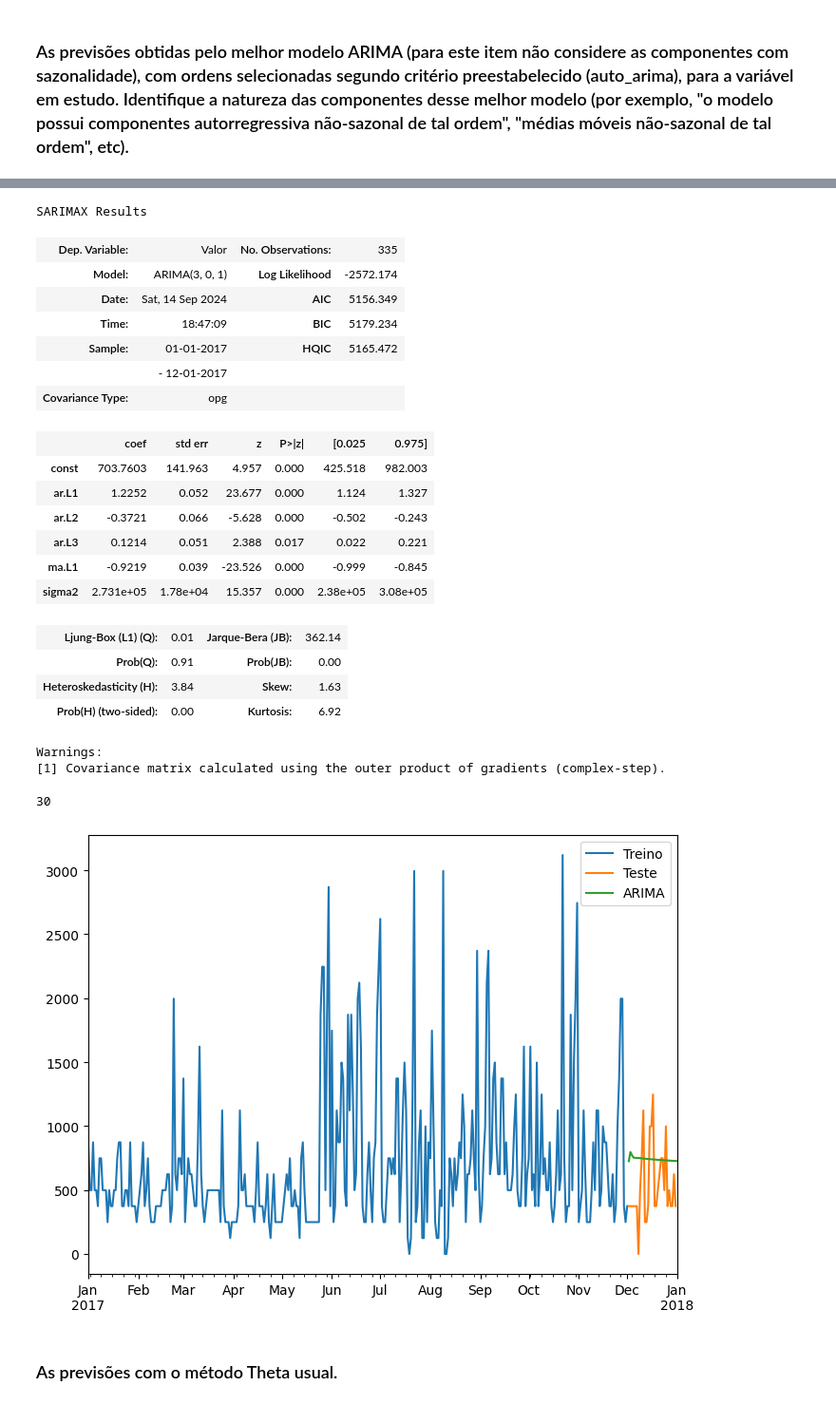
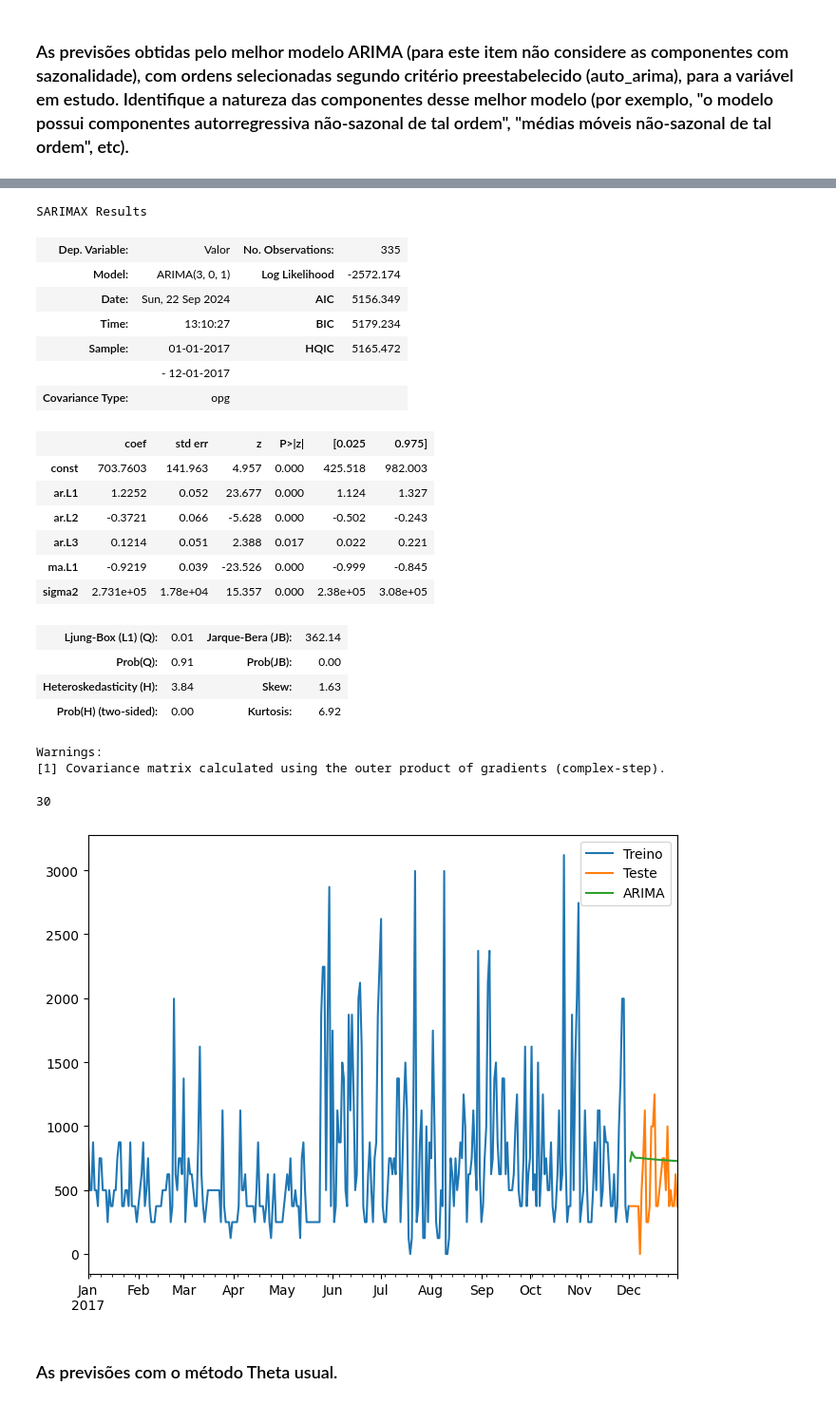
Before and after one commit to Felisouza/MBA_data_science, a Jupyter notebook: 3. Aprendizado dinâmico/Avaliação Final/Prova_Final_AD_2024.ipynb, the cells around one changed output, grey strips where cells are left out. Shown at 95% size. Saved outputs shown, nothing was run; the diff lists cells and outputs as text; code cells hidden in the pictures.

```diff
--- a/3. Aprendizado dinâmico/Avaliação Final/Prova_Final_AD_2024.ipynb
+++ b/3. Aprendizado dinâmico/Avaliação Final/Prova_Final_AD_2024.ipynb
@@ -104,3 +104,5 @@ Critical Values:
         1%: -3.448
         5%: -2.870
         10%: -2.571
+# %%
+df['week'] = df.index.to_period('W').week
@@ -278,16 +280,16 @@ Se precisar de mais alguma coisa ou tiver dúvidas adicionais, estou aqui para a
 import warnings
 warnings.filterwarnings("ignore")
 
-modelo = ARIMA(endog=treino['Valor'],order=(3,0,1))
-resultados = modelo.fit()
-fcast = resultados.predict(len(treino),len(treino)+30,typ='levels').rename('Previsões ARIMA(0,1,0) ')
+modelo_arima = ARIMA(endog=treino['Valor'],order=(3,0,1))
+resultados = modelo_arima.fit()
+fcast_arima = resultados.predict(len(treino),len(treino)+29,typ='levels').rename('Previsões ARIMA(0,1,0) ')
 resultados.summary()
 # %% [output]
 SARIMAX Results
 | Dep. Variable: | Valor | No. Observations: | 335 |
 | Model: | ARIMA(3, 0, 1) | Log Likelihood | -2572.174 |
-| Date: | Sat, 14 Sep 2024 | AIC | 5156.349 |
-| Time: | 18:47:09 | BIC | 5179.234 |
+| Date: | Sun, 22 Sep 2024 | AIC | 5156.349 |
+| Time: | 13:10:27 | BIC | 5179.234 |
 | Sample: | 01-01-2017 | HQIC | 5165.472 |
 |  | - 12-01-2017 |  |  |
 | Covariance Type: | opg |  |  |
@@ -311,9 +313,9 @@ len(teste)
 # %%
 treino['Valor'].plot(legend=True,label='Treino')
 teste['Valor'].plot(legend=True,label='Teste',figsize=(8,6));
-fcast.plot(legend=True,label='ARIMA');
+fcast_arima.plot(legend=True,label='ARIMA');
 # %% [output]
-[figure, old version]
+[figure, new version]
 # %% [markdown]
 ### As previsões com o método Theta usual.
 # %%
```
Also changed, not shown: parts of 27 cells of this notebook, 3 other files.
